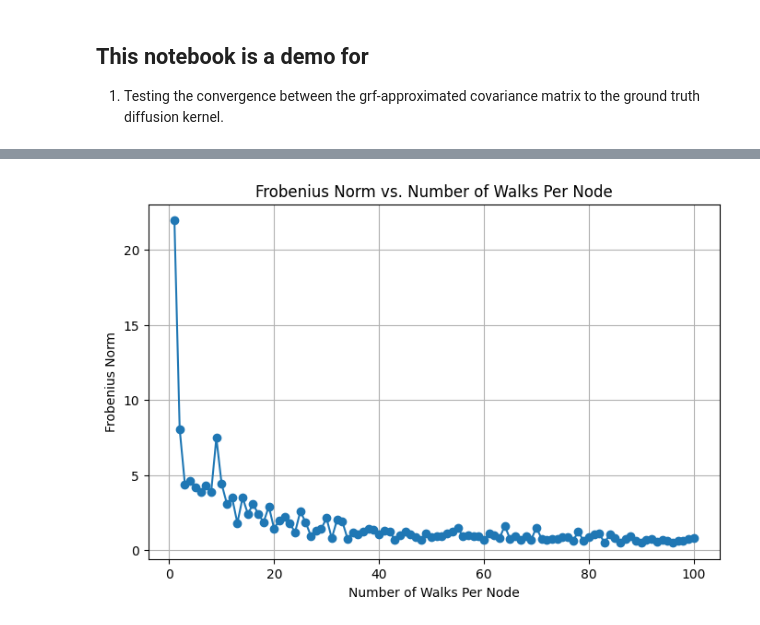
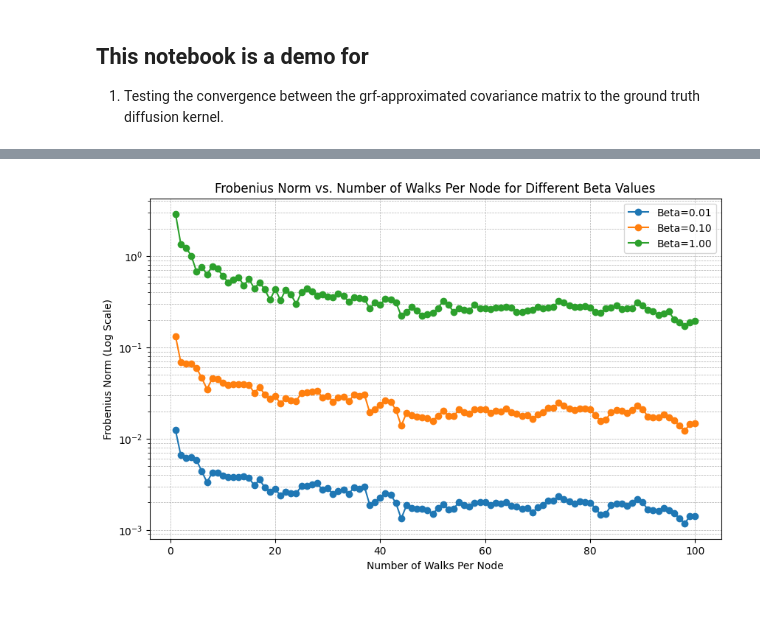
Before and after one commit to MatthewZhang473/Efficient-Gaussian-Process-on-Graphs, a Jupyter notebook: experiments/test_convergence_grf.ipynb, the cells around one changed output, grey strips where cells are left out. Drawn from its saved outputs; the diff is of its cells as text; code cells hidden in the pictures.

Commit message:
Improve the grf kernel approximation:
1) Learn the kernel with independent walks to enforce unbiased estimation

2) Make the hyper-parameter beta tunable argument param

```diff
--- a/experiments/test_convergence_grf.ipynb
+++ b/experiments/test_convergence_grf.ipynb
@@ -39,14 +38,16 @@ elif graph_type == 'random':
 # %%
 ground_truth = diffusion_kernel(adj_matrix=adjacency_matrix, beta=0.1)
 # %%
-def diffusion_modulation_function(length):
-    beta = BETA
+def diffusion_modulation_function(length, beta):
     numerator = (-beta)**length
     denominator = 2**length * math.factorial(length)
     return numerator / denominator
 # %%
-grf_matrix = grf_kernel(adj_matrix=adjacency_matrix,
-                        walks_per_node=20,
-                        p_halt=0.1,
-                        modulation_function=diffusion_modulation_function)
+grf_matrix = grf_kernel(
+    adj_matrix=adjacency_matrix,
+    walks_per_node=20,
+    p_halt=0.1,
+    modulation_function=diffusion_modulation_function,
+    beta=0.1  # Adjust beta as needed
+)
 # %%
@@ -94,29 +102,37 @@ display(ui, out)
 VBox(children=(IntSlider(value=20, description='Walks Per Node:', max=1000, min=10, step=10), FloatSlider(valu…
 [interactive output not drawn]
 # %%
-# Plot Frobenius norm vs. number of walks per node
-def plot_frobenius_norm(adjacency_matrix, p_halt, max_walks_per_node=100):
-    beta_sample = BETA  # Fixed beta value
-    ground_truth = diffusion_kernel(adjacency_matrix, beta_sample)
-
-    norms = []
+def plot_frobenius_norm(adjacency_matrix, p_halt, beta_values, max_walks_per_node=100):
+    """
+    Plot Frobenius norm vs. number of walks per node for different beta values.
+    """
+    ground_truths = {beta: diffusion_kernel(adjacency_matrix, beta) for beta in beta_values}
     walks_range = range(1, max_walks_per_node + 1)
 
-    for walks_per_node in walks_range:
-        grf_matrix = grf_kernel(adjacency_matrix, walks_per_node, p_halt, modulation_function=diffusion_modulation_function)
-        norm = compute_fro(ground_truth, grf_matrix)
-        norms.append(norm)
+    plt.figure(figsize=(10, 6))
 
-    # Plot the results
-    plt.figure(figsize=(8, 5))
-    plt.plot(walks_range, norms, marker='o')
-    plt.title("Frobenius Norm vs. Number of Walks Per Node")
+    for beta in beta_values:
+        norms = []
+        ground_truth = ground_truths[beta]
+        for walks_per_node in walks_range:
+            grf_matrix = grf_kernel(adjacency_matrix, walks_per_node, p_halt,
+                                    modulation_function=diffusion_modulation_function, beta=beta)
+            norm = compute_fro(ground_truth, grf_matrix)
+            norms.append(norm)
+
+        plt.plot(walks_range, norms, marker='o', label=f"Beta={beta:.2f}")
+
+    # Configure plot
+    plt.title("Frobenius Norm vs. Number of Walks Per Node for Different Beta Values")
     plt.xlabel("Number of Walks Per Node")
-    plt.ylabel("Frobenius Norm")
-    plt.grid(True)
+    plt.ylabel("Frobenius Norm (Log Scale)")
+    plt.yscale("log")  # Use log scale for y-axis
+    plt.grid(True, which="both", linestyle="--", linewidth=0.5)
+    plt.legend()
     plt.show()
 
 # Example usage
-plot_frobenius_norm(adjacency_matrix, p_halt=0.1)
+beta_values = [0.01,0.1,1]  # List of beta values to compare
+plot_frobenius_norm(adjacency_matrix, p_halt=0.1, beta_values=beta_values)
 # %% [output]
-[figure, old version]
+[figure, new version]
```
Also changed, not shown: parts of 2 cells of this notebook, 1 other file.
